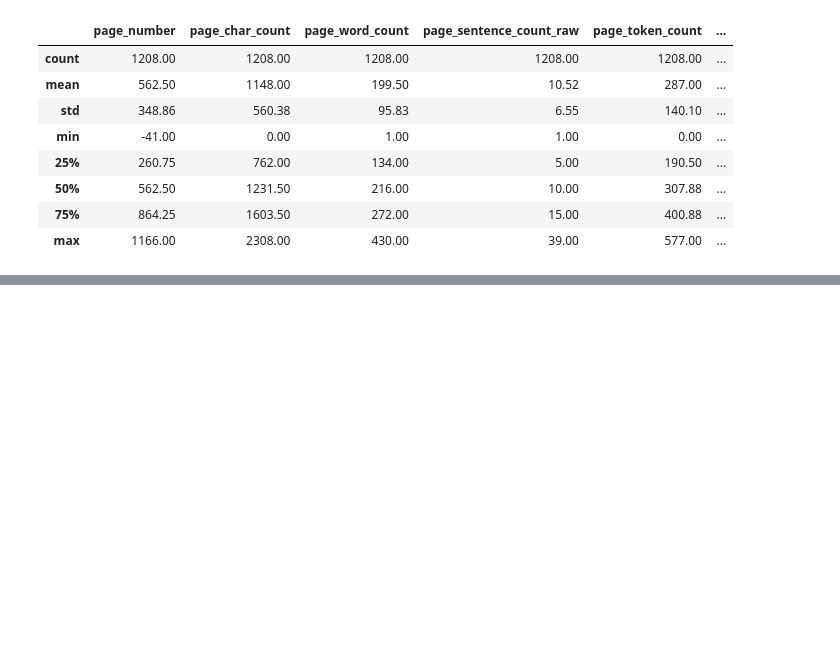
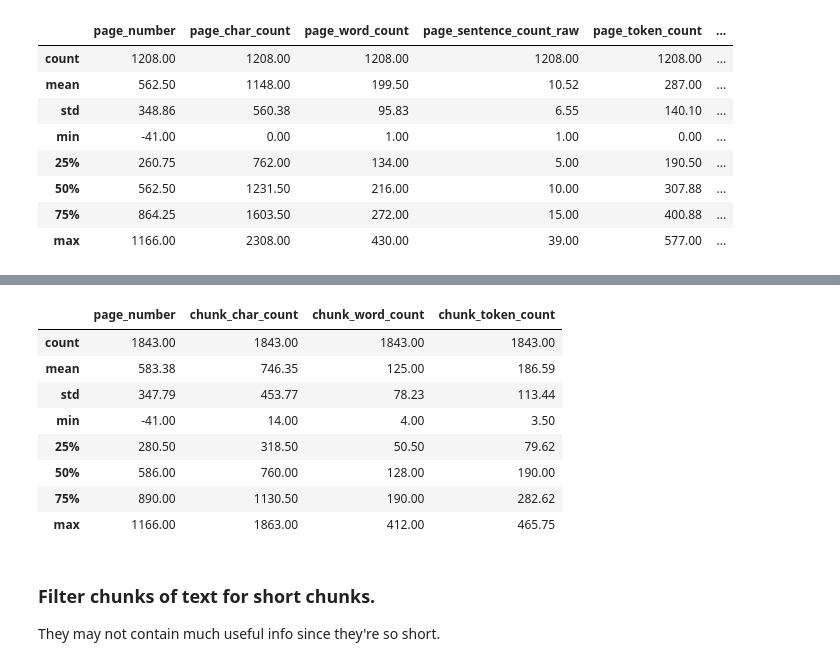
Before and after one commit to ariane-sarni/local-rag, a Jupyter notebook: 00-simple-local-rag-video.ipynb, the cells around one changed output, grey strips where cells are left out. Saved outputs shown, nothing was run; the diff lists cells and outputs as text; code cells hidden in the pictures; blank space fills up the shorter version.

```diff
--- a/00-simple-local-rag-video.ipynb
+++ b/00-simple-local-rag-video.ipynb
@@ -271,0 +299,6 @@ But why is this done?
+# %%
+# Loop through pages and texts and split sentences into chunks.
+for item in tqdm(pages_and_texts):
+    item["sentence_chunks"] = split_list(input_list=item["sentences"],
+                                         slice_size=num_sentence_chunk_size)
+    item["num_chunks"] = len(item["sentence_chunks"])
@@ -271,0 +346,27 @@ But why is this done?
+# %%
+import re
+
+# Split each chunk into its own item.
+
+pages_and_chunks = []
+for item in tqdm(pages_and_texts):
+    for sentence_chunk in item["sentence_chunks"]:
+        chunk_dict = {}
+        chunk_dict["page_number"] = item["page_number"]
+
+        # Join them back into paragraph-like structures, so rejoin the list of sentences that were previously broken up.
+
+        joined_sentence_chunk = "".join(sentence_chunk).replace(" ", " ").strip()
+        joined_sentence_chunk = re.sub(r'\.([A-Z])', r'.\1', joined_sentence_chunk) # Goes from ".A" -> ". A"
+
+        chunk_dict["sentence_chunk"] = joined_sentence_chunk
+
+        # Get some stats on our chunks
+
+        chunk_dict["chunk_char_count"] = len(joined_sentence_chunk)
+        chunk_dict["chunk_word_count"] = len([word for word in joined_sentence_chunk.split(" ")])
+        chunk_dict["chunk_token_count"] = len(joined_sentence_chunk) / 4 #Rough estimation. 1 token = ~4 chars.
+
+        pages_and_chunks.append(chunk_dict)
+
+len(pages_and_chunks)
@@ -271,0 +383,17 @@ But why is this done?
+# %%
+df = pd.DataFrame(pages_and_chunks)
+df.describe().round(2)
+# %% [output]
+|  | page_number | chunk_char_count | chunk_word_count | chunk_token_count |
+| count | 1843.00 | 1843.00 | 1843.00 | 1843.00 |
+| mean | 583.38 | 746.35 | 125.00 | 186.59 |
+| std | 347.79 | 453.77 | 78.23 | 113.44 |
+| min | -41.00 | 14.00 | 4.00 | 3.50 |
+| 25% | 280.50 | 318.50 | 50.50 | 79.62 |
+| 50% | 586.00 | 760.00 | 128.00 | 190.00 |
+| 75% | 890.00 | 1130.50 | 190.00 | 282.62 |
+| max | 1166.00 | 1863.00 | 412.00 | 465.75 |
+# %% [markdown]
+### Filter chunks of text for short chunks.
+
+They may not contain much useful info since they're so short.
```
Also changed, not shown: parts of 39 cells of this notebook, 1 other file.
